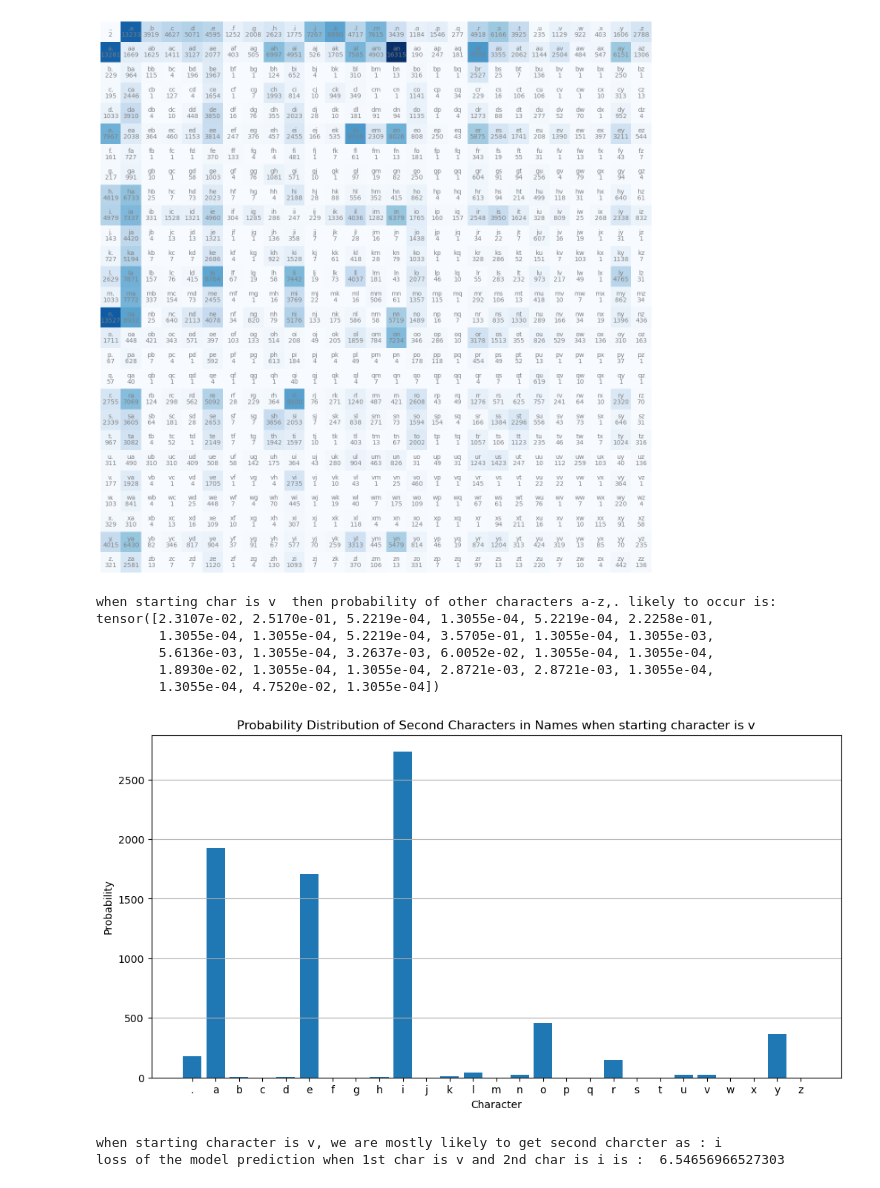
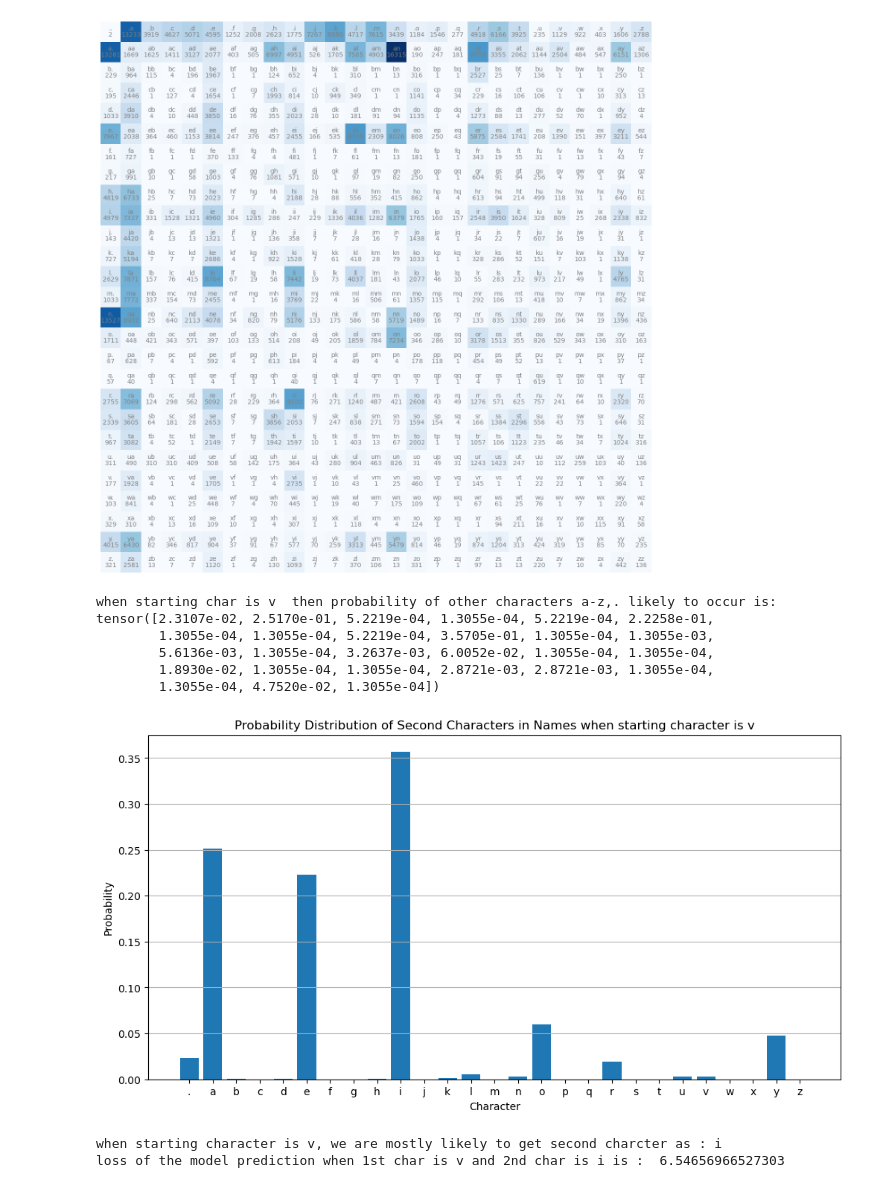
Before and after one commit to vinayvaida27/Transformer, a Jupyter notebook: MakeMore_Bigram_model.ipynb, the cells around one changed output. Drawn from its saved outputs; the diff is of its cells as text; code cells hidden in the pictures.

```diff
--- a/MakeMore_Bigram_model.ipynb
+++ b/MakeMore_Bigram_model.ipynb
@@ -209,7 +209,7 @@ print(f"when starting char is {starting_character}  then probability of other ch
 
 import matplotlib.pyplot as plt
 
-p = Count_Tensor[stoi[starting_character]]
+p = Count_Tensor[stoi[starting_character]]/Count_Tensor[stoi[starting_character]].sum()
 # Convert to numpy for plotting
 p_np = p.numpy()
 
@@ -217,33 +217,33 @@ p_np = p.numpy()
 labels = [itos.get(i, f"[{i}]") for i in range(len(p_np))]
 
 # Plotting
 plt.figure(figsize=(12, 6))
 plt.bar(range(len(p_np)), p_np)
 plt.xticks(ticks=range(len(p_np)), labels=labels)
 plt.xlabel('Character')
 plt.ylabel('Probability')
 plt.title(f'Probability Distribution of Second Characters in Names when starting character is {starting_character}')
 plt.grid(True, axis='y')
 plt.show()
 
 print(f"when starting character is {starting_character}, we are mostly likely to get second charcter as :", itos[torch.argmax(p).item()])
 
 ##loss = -(log likelyhood of prediction
 sum,count = 0,0
 for i in probability_tensor:
     sum += i.log().item()
     count += 1
 
 #Neagtive log likely hodd
 
 loss = -(sum/count)
 print(f"loss of the model prediction when 1st char is {starting_character} and 2nd char is {itos[torch.argmax(p).item()]} is : ", loss)
 # %% [output]
 when starting char is v  then probability of other characters a-z,. likely to occur is: tensor([2.3107e-02, 2.5170e-01, 5.2219e-04, 1.3055e-04, 5.2219e-04, 2.2258e-01,
         1.3055e-04, 1.3055e-04, 5.2219e-04, 3.5705e-01, 1.3055e-04, 1.3055e-03,
         5.6136e-03, 1.3055e-04, 3.2637e-03, 6.0052e-02, 1.3055e-04, 1.3055e-04,
         1.8930e-02, 1.3055e-04, 1.3055e-04, 2.8721e-03, 2.8721e-03, 1.3055e-04,
         1.3055e-04, 4.7520e-02, 1.3055e-04])
-[figure, old version]
+[figure, new version]
 when starting character is v, we are mostly likely to get second charcter as : i
 loss of the model prediction when 1st char is v and 2nd char is i is :  6.54656966527303
```
Also changed, not shown: 1 other file.
